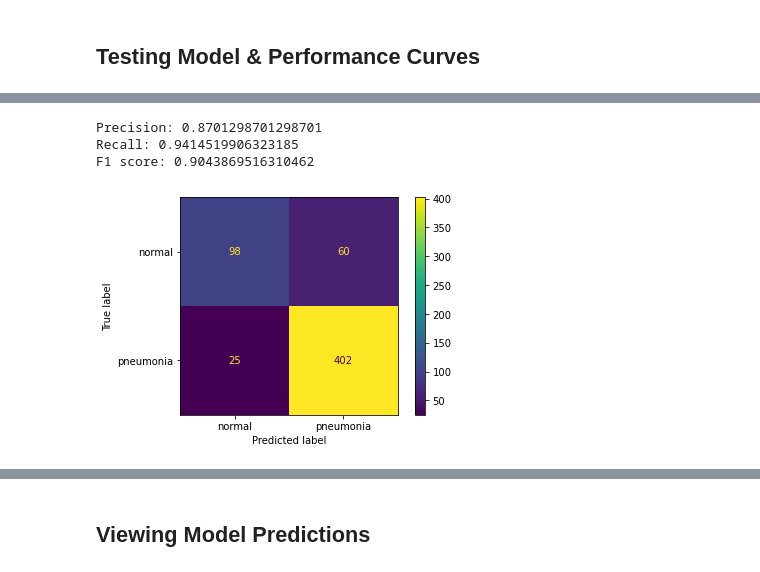
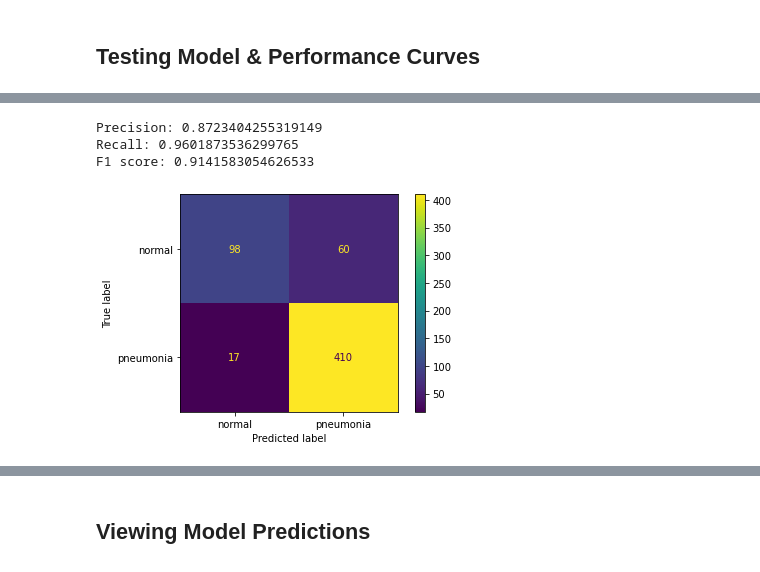
Before and after one commit to RealWinTKyaw/Deep-Learning, a Jupyter notebook: 1_CNNModel.ipynb, the cells around one changed output, grey strips where cells are left out. Drawn from its saved outputs; the diff is of its cells as text; code cells hidden in the pictures.

```diff
--- a/1_CNNModel.ipynb
+++ b/1_CNNModel.ipynb
@@ -29,7 +26,9 @@ cuda
 # %%
 size = 32
 batch_size = 128
-transformation = Compose([RandomHorizontalFlip(), Grayscale(1),
-                          Resize((size, size)), ToTensor(), Normalize(mean=[0.4815], std=[0.2135])])
+
+transformation= Compose([RandomHorizontalFlip(), Resize((size, size)), Grayscale(1),
+                         RandomAdjustSharpness(2, p=1),
+                         ToTensor(), Normalize(mean=[0.4814], std=[0.2136])])
 # %%
 root = 'chest_xray/train'
@@ -168,17 +174,24 @@ Epoch 4/4, Batch number: 35, Cumulated accuracy: 0.9129774305555556
 ## Testing Model & Performance Curves
 # %%
 """
-test function params:
-device
+test
+
+Function used to obtain the validation or test loss and accuracy of the model. Can also return
+additional lists used for confusion matrix computation.
+
+Parameters:
+device - device to use
 model - model to train
 data_loader - chosen (testing) data loader
 criterion - loss function to use (default is cross entropy)
 autoencoder - autoencoder to use, if any (default is None)
 get_predictions - if True, returns the list of true labels, the list of predictions made by the model,
-                  and values of the test loss and test accuracy (default is False)
+                  followed by values of the test loss and test accuracy (default is False)
 
-by default, returns values of the test loss and test accuracy
+By default, returns values of the test loss and test accuracy. Set get_predictions to True (as mentioned above) to
+obtain the lists of true labels and list of preidctions made by the model on top of the test loss and accuracy.
 
 """
-true_labels, model_preds, test_loss, test_accuracy = test(device, model, test_loader, get_predictions=True)
+true_labels, model_preds, test_loss, test_accuracy = test(device=device, model=model,
+                                                          data_loader=test_loader, get_predictions=True)
 # %% [output]
@@ -186,8 +199,10 @@ Test loss: 0.3337, Test accuracy: 0.8547
 # %%
-show_metrics(true_labels, model_preds)
+# Takes in lists of the true labels and model predictions,
+# then computes the precision, recall, and f1 score
+show_metrics(true_labels=true_labels, model_preds=model_preds)
 # %% [output]
-Precision: 0.8701298701298701
-Recall: 0.9414519906323185
-F1 score: 0.9043869516310462
+Precision: 0.8723404255319149
+Recall: 0.9601873536299765
+F1 score: 0.9141583054626533
-[figure, old version]
+[figure, new version]
 # %%
```
Also changed, not shown: parts of 19 cells of this notebook, 13 other files.
